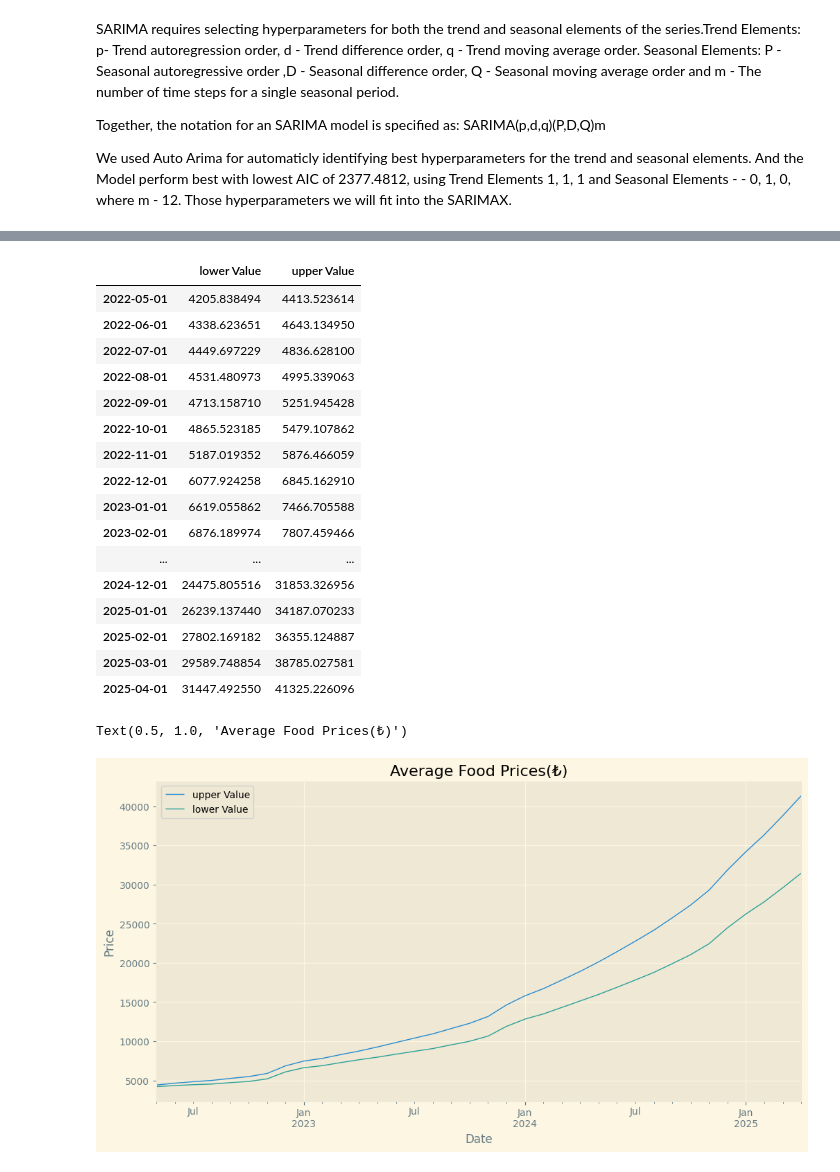
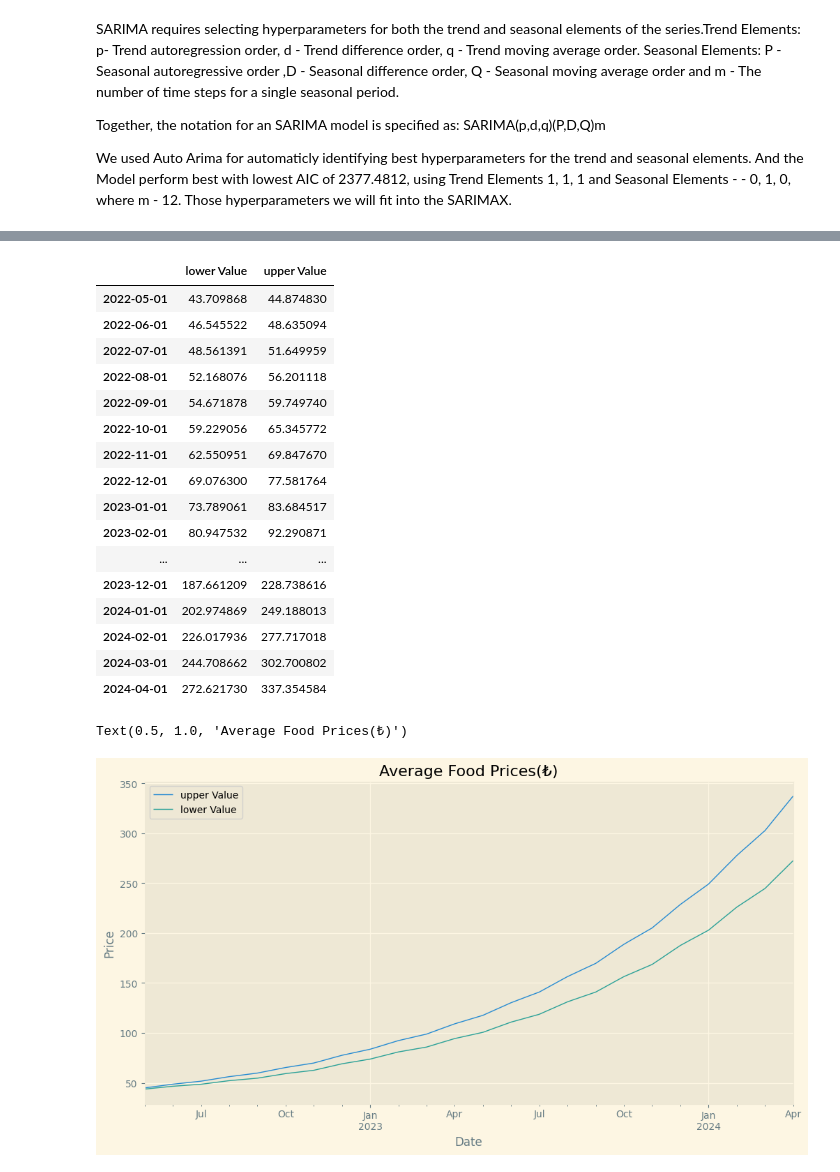
Before and after one commit to kayabo19/Average-Food-Price-Analysis, a Jupyter notebook: Final_Project.ipynb, the cells around one changed output, grey strips where cells are left out. Saved outputs shown, nothing was run; the diff lists cells and outputs as text; code cells hidden in the pictures.

```diff
--- a/Final_Project.ipynb
+++ b/Final_Project.ipynb
@@ -9,4 +9,5 @@ plt.style.use('Solarize_Light2')
 from pylab import rcParams
 # %%
 data=pd.read_excel("./data/madde sepeti ve ortalama madde fiyatlari (turkiye).xls")
-food=data.iloc[5:422]
+food=data.iloc[5:133]
+food
@@ -14,7 +29,7 @@ food=data.iloc[5:422]
 dates= pd.date_range('2003-01-01','2022-05-01' , freq='1M')-pd.offsets.MonthBegin(1)
 df=pd.DataFrame()
 df["TIME"]=dates
-m=food.mean(axis=0)
+m=food.iloc[0:129,3:236].mean(axis=0)
 df["Value"]=m.values
 df
 # %% [output]
@@ -190,8 +203,8 @@ We used Auto Arima for automaticly identifying best hyperparameters for the tren
 # %%
 import statsmodels.api as sm
 mod = sm.tsa.statespace.SARIMAX(df.astype(float),
-                                order=(1,1,1),
-                                seasonal_order=(0, 1, 0, 12),
+                                order=(3,1,2),
+                                seasonal_order=(0, 1, 2, 12),
                                 enforce_stationarity=False,
                                 enforce_invertibility=False)
 
@@ -240,6 +253,6 @@ plt.show()
 # %%
 # Get forecast 3 years ahead in future
-pred_uc = results.get_forecast(steps=36)
+pred_uc = results.get_forecast(steps=24)
 
 # Get confidence intervals of forecasts
 pred_ci = pred_uc.conf_int()
@@ -262,31 +275,31 @@ plt.show()
 pred_ci
 # %% [output]
 |  | lower Value | upper Value |
-| 2022-05-01 | 4205.838494 | 4413.523614 |
-| 2022-06-01 | 4338.623651 | 4643.134950 |
-| 2022-07-01 | 4449.697229 | 4836.628100 |
-| 2022-08-01 | 4531.480973 | 4995.339063 |
-| 2022-09-01 | 4713.158710 | 5251.945428 |
-| 2022-10-01 | 4865.523185 | 5479.107862 |
-| 2022-11-01 | 5187.019352 | 5876.466059 |
-| 2022-12-01 | 6077.924258 | 6845.162910 |
-| 2023-01-01 | 6619.055862 | 7466.705588 |
-| 2023-02-01 | 6876.189974 | 7807.459466 |
+| 2022-05-01 | 43.709868 | 44.874830 |
+| 2022-06-01 | 46.545522 | 48.635094 |
+| 2022-07-01 | 48.561391 | 51.649959 |
+| 2022-08-01 | 52.168076 | 56.201118 |
+| 2022-09-01 | 54.671878 | 59.749740 |
+| 2022-10-01 | 59.229056 | 65.345772 |
+| 2022-11-01 | 62.550951 | 69.847670 |
+| 2022-12-01 | 69.076300 | 77.581764 |
+| 2023-01-01 | 73.789061 | 83.684517 |
+| 2023-02-01 | 80.947532 | 92.290871 |
 | ... | ... | ... |
-| 2024-12-01 | 24475.805516 | 31853.326956 |
-| 2025-01-01 | 26239.137440 | 34187.070233 |
-| 2025-02-01 | 27802.169182 | 36355.124887 |
-| 2025-03-01 | 29589.748854 | 38785.027581 |
-| 2025-04-01 | 31447.492550 | 41325.226096 |
+| 2023-12-01 | 187.661209 | 228.738616 |
+| 2024-01-01 | 202.974869 | 249.188013 |
+| 2024-02-01 | 226.017936 | 277.717018 |
+| 2024-03-01 | 244.708662 | 302.700802 |
+| 2024-04-01 | 272.621730 | 337.354584 |
 # %%
 rcParams['figure.figsize'] = 12, 6
-pred_ci[["upper Value","lower Value"]].head(36).plot()
+pred_ci[["upper Value","lower Value"]].head(24).plot()
 plt.xlabel('Date')
 plt.ylabel('Price')
 plt.title("Average Food Prices(₺)")
 # %% [output]
 Text(0.5, 1.0, 'Average Food Prices(₺)')
-[figure, old version]
+[figure, new version]
 # %%
 pred_ci['Mean'] = (pred_ci['lower Value'] + pred_ci['upper Value'])/2
 # %%
```
Also changed, not shown: parts of 16 cells of this notebook.
